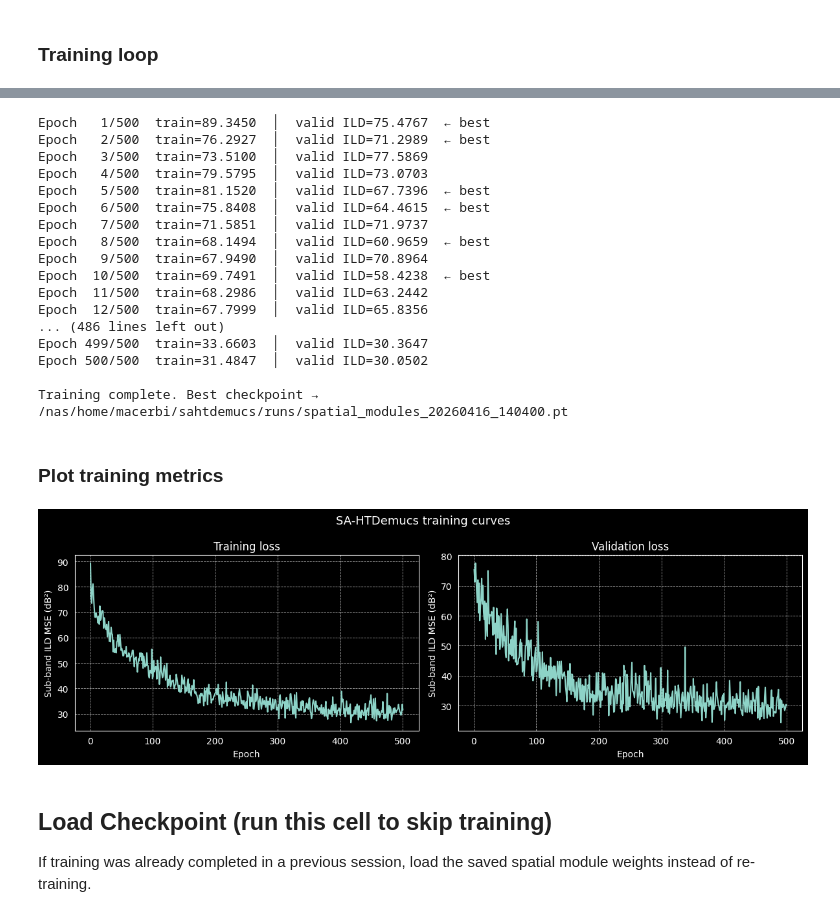
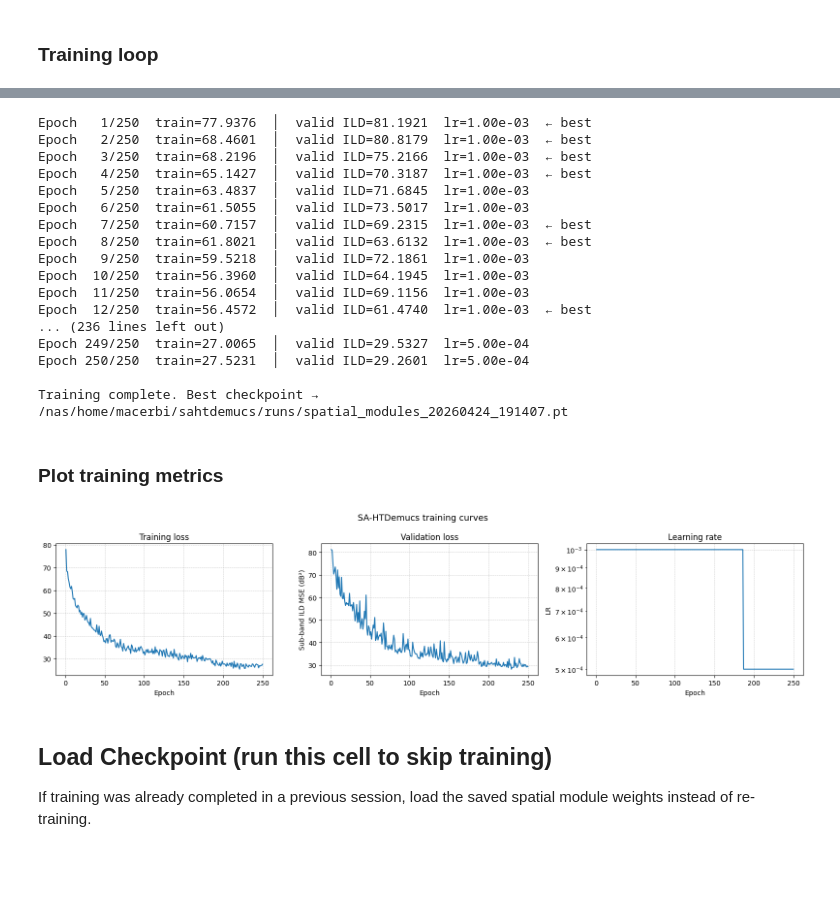
Before and after one commit to polimi-ispl/sahtdemucs, a Jupyter notebook: notebook/TrainSAHTDemucs.ipynb, the cells around one changed output, grey strips where cells are left out. Drawn from its saved outputs; the diff is of its cells as text; code cells hidden in the pictures; blank space fills up the shorter version.

```diff
--- a/notebook/TrainSAHTDemucs.ipynb
+++ b/notebook/TrainSAHTDemucs.ipynb
@@ -338,3 +357,14 @@ def run_epoch_valid(model, loader):
     return tot_ild / max(n, 1)
 # %% [markdown]
 ### Training loop
+# %%
+# Pre-load validation batches once with a fixed seed.
+# Every epoch will evaluate the exact same segments, removing crop-position
+# noise from the validation curve — only model-quality changes will remain.
+torch.manual_seed(42)
+fixed_valid_batches = [
+    (mix.to(DEVICE), targets.to(DEVICE))
+    for mix, targets in valid_loader
+]
+n_valid_segments = sum(m.shape[0] for m, _ in fixed_valid_batches)
+print(f"Fixed {len(fixed_valid_batches)} validation batches ({n_valid_segments} segments total)")
@@ -341,9 +373,17 @@ def run_epoch_valid(model, loader):
 # %%
 optimizer = torch.optim.Adam(model.trainable_parameters(), lr=LR)
+scheduler = torch.optim.lr_scheduler.ReduceLROnPlateau(
+    optimizer,
+    mode="min",
+    factor=0.5,
+    patience=30,
+    min_lr=1e-6,
+)
 
 history = {
     "train_loss": [],
     "valid_ild":  [],
+    "lr":         [],
 }
 best_valid = float("inf")
 
@@ -366,14 +406,15 @@ for epoch in range(1, N_EPOCHS + 1):
 
     mean_loss = tot_loss / max(n, 1)
 
-    # ── Validation pass ───────────────────────────────────────────────────────
-    v_ild = run_epoch_valid(model, valid_loader)
-    # ITD disabled — restore when re-enabling:
-    # v_ild, v_itd = run_epoch_valid(model, valid_loader)
+    # ── Validation pass (fixed segments — deterministic across epochs) ────────
+    v_ild = run_epoch_valid(model, fixed_valid_batches)
+
+    scheduler.step(v_ild)
+    current_lr = optimizer.param_groups[0]["lr"]
 
     history["train_loss"].append(mean_loss)
     history["valid_ild"].append(v_ild)
-    # history["valid_itd"].append(v_itd)  # ITD disabled
+    history["lr"].append(current_lr)
 
     flag = ""
     if v_ild < best_valid:
@@ -383,57 +424,64 @@ for epoch in range(1, N_EPOCHS + 1):
         torch.save(model.spatial_modules.state_dict(), CKPT_PATH)
 
     print(
-        f"Epoch {epoch:3d}/{N_EPOCHS}  train={mean_loss:.4f}  │  valid ILD={v_ild:.4f}{flag}"
-        # ITD disabled: f"  ITD={v_itd:.4f}"
+        f"Epoch {epoch:3d}/{N_EPOCHS}  train={mean_loss:.4f}  │  valid ILD={v_ild:.4f}"
+        f"  lr={current_lr:.2e}{flag}"
     )
 
 print(f"\nTraining complete. Best checkpoint → {CKPT_PATH}")
 # %% [output]
-Epoch   1/500  train=89.3450  │  valid ILD=75.4767  ← best
-Epoch   2/500  train=76.2927  │  valid ILD=71.2989  ← best
-Epoch   3/500  train=73.5100  │  valid ILD=77.5869
-Epoch   4/500  train=79.5795  │  valid ILD=73.0703
-Epoch   5/500  train=81.1520  │  valid ILD=67.7396  ← best
-Epoch   6/500  train=75.8408  │  valid ILD=64.4615  ← best
-Epoch   7/500  train=71.5851  │  valid ILD=71.9737
-Epoch   8/500  train=68.1494  │  valid ILD=60.9659  ← best
-Epoch   9/500  train=67.9490  │  valid ILD=70.8964
-Epoch  10/500  train=69.7491  │  valid ILD=58.4238  ← best
-Epoch  11/500  train=68.2986  │  valid ILD=63.2442
-Epoch  12/500  train=67.7999  │  valid ILD=65.8356
-... (486 lines left out)
-Epoch 499/500  train=33.6603  │  valid ILD=30.3647
-Epoch 500/500  train=31.4847  │  valid ILD=30.0502
+Epoch   1/250  train=77.9376  │  valid ILD=81.1921  lr=1.00e-03  ← best
+Epoch   2/250  train=68.4601  │  valid ILD=80.8179  lr=1.00e-03  ← best
+Epoch   3/250  train=68.2196  │  valid ILD=75.2166  lr=1.00e-03  ← best
+Epoch   4/250  train=65.1427  │  valid ILD=70.3187  lr=1.00e-03  ← best
+Epoch   5/250  train=63.4837  │  valid ILD=71.6845  lr=1.00e-03
+Epoch   6/250  train=61.5055  │  valid ILD=73.5017  lr=1.00e-03
+Epoch   7/250  train=60.7157  │  valid ILD=69.2315  lr=1.00e-03  ← best
+Epoch   8/250  train=61.8021  │  valid ILD=63.6132  lr=1.00e-03  ← best
+Epoch   9/250  train=59.5218  │  valid ILD=72.1861  lr=1.00e-03
+Epoch  10/250  train=56.3960  │  valid ILD=64.1945  lr=1.00e-03
+Epoch  11/250  train=56.0654  │  valid ILD=69.1156  lr=1.00e-03
+Epoch  12/250  train=56.4572  │  valid ILD=61.4740  lr=1.00e-03  ← best
+... (236 lines left out)
+Epoch 249/250  train=27.0065  │  valid ILD=29.5327  lr=5.00e-04
+Epoch 250/250  train=27.5231  │  valid ILD=29.2601  lr=5.00e-04
 
-Training complete. Best checkpoint → /nas/home/macerbi/sahtdemucs/runs/spatial_modules_20260416_140400.pt
+Training complete. Best checkpoint → /nas/home/macerbi/sahtdemucs/runs/spatial_modules_20260424_191407.pt
 # %% [markdown]
 ### Plot training metrics
 # %%
 epochs = np.arange(1, len(history["train_loss"]) + 1)
-fig, axes = plt.subplots(1, 2, figsize=(12, 4))
+fig, axes = plt.subplots(1, 3, figsize=(16, 4))
 
 axes[0].plot(epochs, history["train_loss"])
 axes[0].set_title("Training loss")
 axes[0].set_xlabel("Epoch")
-axes[0].set_ylabel("Sub-band ILD MSE (dB²)")
+#axes[0].set_ylabel("Sub-band ILD MSE (dB²)")
 axes[0].grid(True, linestyle="--", linewidth=0.6, alpha=0.7)
 
 axes[1].plot(epochs, history["valid_ild"])
 axes[1].set_title("Validation loss")
 axes[1].set_xlabel("Epoch")
 axes[1].set_ylabel("Sub-band ILD MSE (dB²)")
 axes[1].grid(True, linestyle="--", linewidth=0.6, alpha=0.7)
+
+axes[2].plot(epochs, history["lr"])
+axes[2].set_title("Learning rate")
+axes[2].set_xlabel("Epoch")
+axes[2].set_ylabel("LR")
+axes[2].set_yscale("log")
+axes[2].grid(True, linestyle="--", linewidth=0.6, alpha=0.7)
 
 plt.suptitle("SA-HTDemucs training curves", fontsize=13)
 plt.tight_layout()
 
 if SAVE_PLOT:
     PLOT_DIR.mkdir(parents=True, exist_ok=True)
     plt.savefig(PLOT_DIR / "train_metrics.png", bbox_inches="tight")
 
 plt.show()
 # %% [output]
-[figure, old version]
+[figure, new version]
 # %% [markdown]
 ## Load Checkpoint (run this cell to skip training)
 
```
Also changed, not shown: parts of 14 cells of this notebook, 5 other files.
